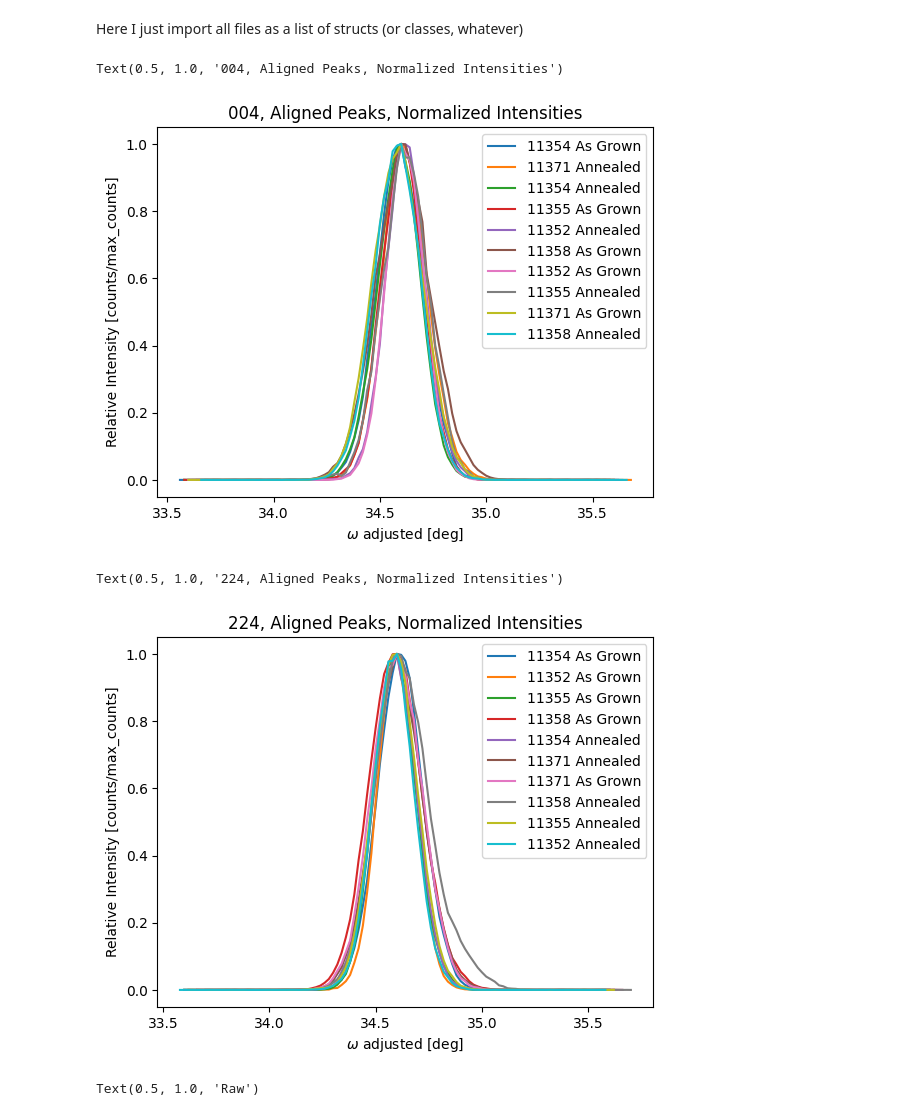
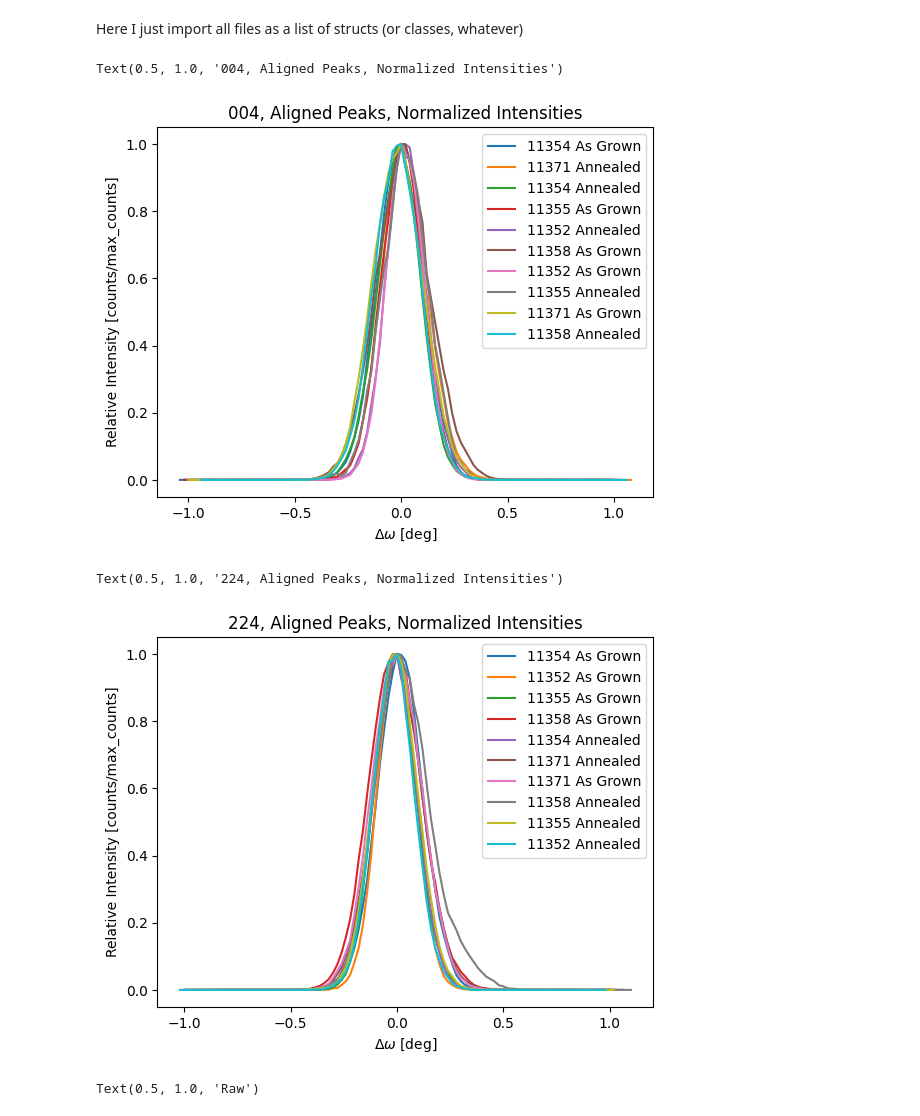
Before and after one commit to RiccardoCiviero/Thesis_XRD, a Jupyter notebook: extract_and_fit.ipynb, the cells around one changed output. Saved outputs shown, nothing was run; the diff lists cells and outputs as text; code cells hidden in the pictures.

Commit message:
Nicer graphs

```diff
--- a/extract_and_fit.ipynb
+++ b/extract_and_fit.ipynb
@@ -59,10 +59,9 @@ for fileID in os.listdir(projections_path):
     scans.append(temp)
 # %%
 def shift_peak(scan):
-    peak_Si = 34.6
     peak_el = scan.intensity.argmax()
-    traslation = peak_Si - scan.omega[peak_el]
-    scan.omega = scan.omega + traslation
+    delta_omega = scan.omega - scan.omega[peak_el]
+    scan.omega = delta_omega
     return scan
 
 def normalize_intensity(scan):
@@ -72,20 +71,20 @@ def normalize_intensity(scan):
 # %%
 import matplotlib.pyplot as plt
 from copy import deepcopy
 
 for scan in scans:
     if scan.reflection == "004":
         t = deepcopy(scan) # SUPER ugly but works
         t = shift_peak(t)
         t = normalize_intensity(t)
         plt.plot(t.omega, (t.intensity), label = t.ID + " " + ("Annealed" if t.annealed else "As Grown"))
 plt.legend()
-plt.xlabel(r"$\omega$ adjusted [deg]")
+plt.xlabel(r"$\Delta\omega$ [deg]")
 plt.ylabel("Relative Intensity [counts/max_counts]")
 plt.title("004, Aligned Peaks, Normalized Intensities")
 # %% [output]
 Text(0.5, 1.0, '004, Aligned Peaks, Normalized Intensities')
-[figure, old version]
+[figure, new version]
 # %%
 
 for scan in scans:
@@ -95,12 +94,12 @@ for scan in scans:
         t = normalize_intensity(t)
         plt.plot(t.omega, (t.intensity), label = t.ID + " " + ("Annealed" if t.annealed else "As Grown"))
 plt.legend()
-plt.xlabel(r"$\omega$ adjusted [deg]")
+plt.xlabel(r"$\Delta\omega$ [deg]")
 plt.ylabel("Relative Intensity [counts/max_counts]")
 plt.title("224, Aligned Peaks, Normalized Intensities")
 # %% [output]
 Text(0.5, 1.0, '224, Aligned Peaks, Normalized Intensities')
-[figure, old version]
+[figure, new version]
 # %%
 import matplotlib.pyplot as plt
 
```
